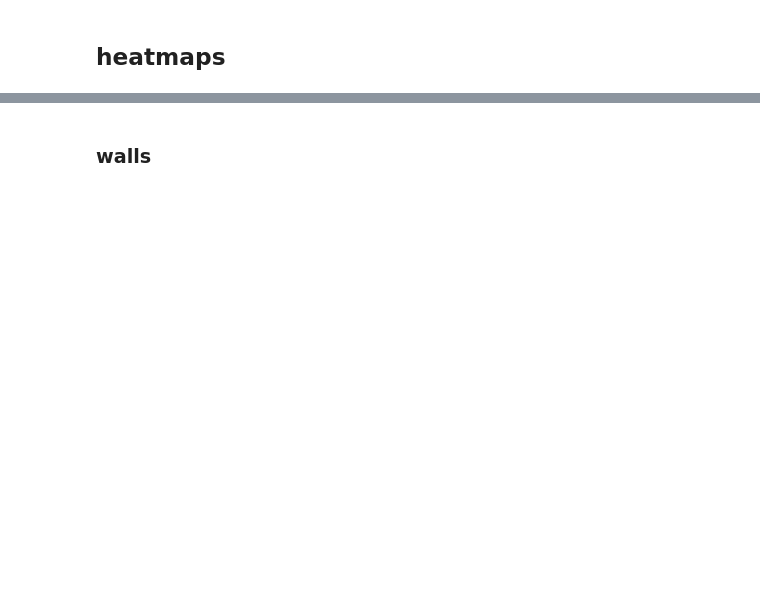
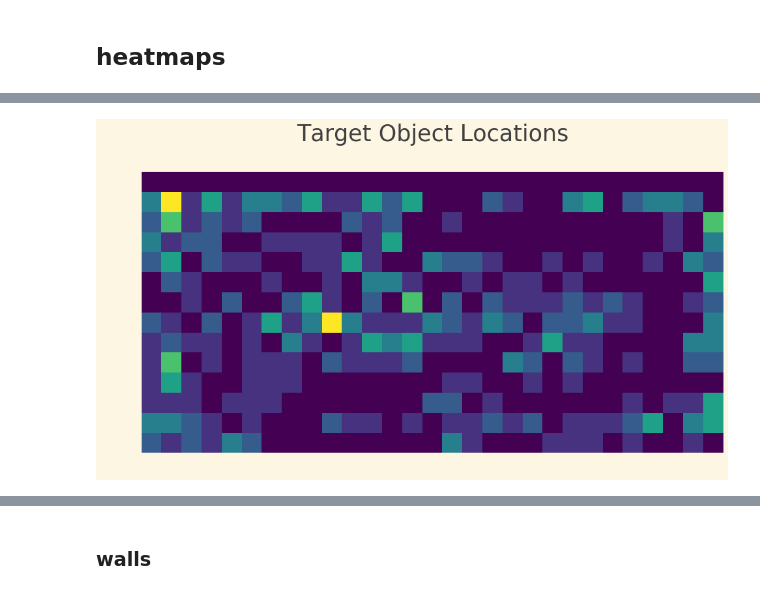
Before and after one commit to drschwenk/transfer, a Jupyter notebook: robothor_stats.ipynb, the cells around one changed output, grey strips where cells are left out. Cells and saved outputs as stored; diff of their text form; code cells hidden in the pictures; blank space fills up the shorter version.

```diff
--- a/robothor_stats.ipynb
+++ b/robothor_stats.ipynb
@@ -229,4 +332,6 @@ w_df = furn_obj_df[furn_obj_df.category == 'object']
 # %%
-_ = plt.hist2d(w_df.x, w_df.z, bins=[np.arange(1, 10, 0.2), np.arange(-5, -0.8, 0.2)], cmap='viridis', vmin=0, vmax=20)
-_ = plt.axes().set_aspect('equal')
-_ = plt.colorbar()
+bin_size = 0.3
+def make_heatmap(w_dfm, bin_size=0.3, vmax=20):
+    _ = plt.hist2d(w_df.x, w_df.z, bins=[np.arange(1, 10, bin_size), np.arange(-5, -0.8, bin_size)], cmap='viridis')
+    _ = plt.axes().set_aspect('equal')
+#     _ = plt.colorbar()
@@ -236,0 +338,11 @@ Adding an axes using the same arguments as a previous axes currently reuses the
+# %%
+fig_labels = {
+    'fig_title': 'Target Object Locations',
+      'x_label': '',
+      'y_label': ''
+}
+w_df = furn_obj_df[furn_obj_df.role == 'target']
+make_heatmap(w_df, 0.3, 7)
+_ = plt.axis('off')
+make_standard_fig(fig_out, fig_labels, save=True, outfile='./figures/target_heatmap.pdf')
+# %% [output]
@@ -236,0 +351 @@ Adding an axes using the same arguments as a previous axes currently reuses the
+[figure, added]
```
Also changed, not shown: parts of 20 cells of this notebook.
